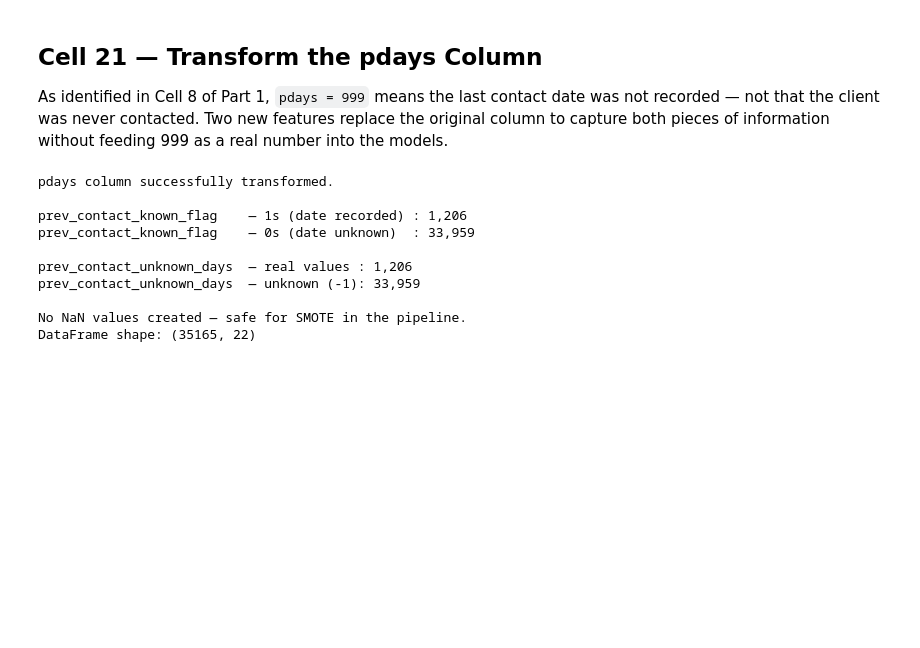
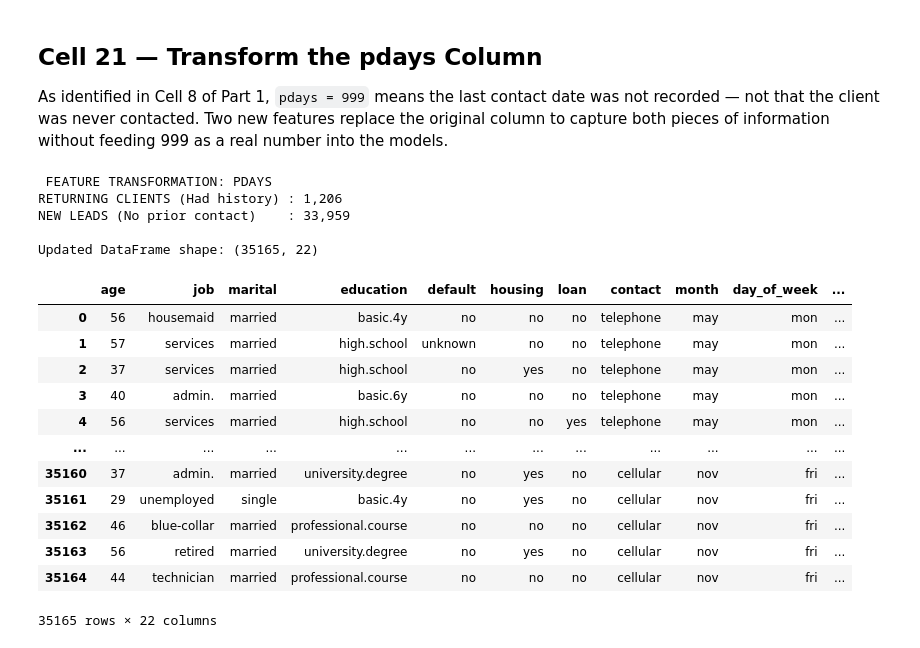
Before and after one commit to Nkengfack/Bank_marketing_ml_Classifications, a Jupyter notebook: bank_marketing_ML_perfomance.ipynb, the cells around one changed output. Saved outputs shown, nothing was run; the diff lists cells and outputs as text; code cells hidden in the pictures; blank space fills up the shorter version.

Commit message:
made some corrections to the pdays column

```diff
--- a/bank_marketing_ML_perfomance.ipynb
+++ b/bank_marketing_ML_perfomance.ipynb
@@ -692,37 +692,44 @@ DataFrame shape: (35165, 21)
 As identified in Cell 8 of Part 1, `pdays = 999` means the last contact date was not recorded — not that the client was never contacted. Two new features replace the original column to capture both pieces of information without feeding 999 as a real number into the models.
 # %%
 
-# Step 1: Create a binary flag to indicate if a previous contact exists.
-# 1 means a real day was recorded, 0 means no record (999).
-marketing['prev_contact_known_flag'] = (marketing['pdays'] != 999).astype(int)
+    # Step 1: Create a binary flag to indicate if a previous contact exists.
+    # 1 = Returning Client (record exists), 0 = New Lead (pdays was 999)
+    marketing['is_returning_client'] = (marketing['pdays'] != 999).astype(int)
 
-# Step 2: Create a numeric column for the number of days.
-# I replace 999 with -1 to keep the data numeric while distinguishing 'unknown'.
-# This prevents the large value 999 from biasing machine learning models.
-marketing['prev_contact_unknown_days'] = marketing['pdays'].replace(999, -1)
+    # Step 2: Create a numeric column for the number of days.
+    # We replace 999 with -1 to group 'New Leads' together and avoid model bias.
+    marketing['days_since_past_contact'] = marketing['pdays'].replace(999, -1)
 
-# Step 3: Remove the original pdays column now that its data is stored in the new features.
-marketing = marketing.drop('pdays', axis=1)
+    # Step 3: Remove the original pdays column to keep the dataset clean
+    marketing.drop('pdays', axis=1, inplace=True)
 
-# Print confirmation and summaries of the newly created columns.
-print('pdays column successfully transformed.')
-print()
-print(f"prev_contact_known_flag    — 1s (date recorded) : {marketing['prev_contact_known_flag'].sum():,}")
-print(f"prev_contact_known_flag    — 0s (date unknown)  : {(marketing['prev_contact_known_flag']==0).sum():,}")
-print()
-print(f"prev_contact_unknown_days  — real values : {(marketing['prev_contact_unknown_days'] != -1).sum():,}")
-print(f"prev_contact_unknown_days  — unknown (-1): {(marketing['prev_contact_unknown_days'] == -1).sum():,}")
-print()
-print('No NaN values created — safe for SMOTE in the pipeline.')
-print(f'DataFrame shape: {marketing.shape}')
+print('\n FEATURE TRANSFORMATION: PDAYS')
+
+returning_count = marketing['is_returning_client'].sum()
+new_lead_count  = (marketing['is_returning_client'] == 0).sum()
+
+print(f'RETURNING CLIENTS (Had history) : {returning_count:,}')
+print(f'NEW LEADS (No prior contact)    : {new_lead_count:,}')
+print(f'\nUpdated DataFrame shape: {marketing.shape}')
 # %% [output]
-pdays column successfully transformed.
+ FEATURE TRANSFORMATION: PDAYS
+RETURNING CLIENTS (Had history) : 1,206
+NEW LEADS (No prior contact)    : 33,959
 
-prev_contact_known_flag    — 1s (date recorded) : 1,206
-prev_contact_known_flag    — 0s (date unknown)  : 33,959
-
-prev_contact_unknown_days  — real values : 1,206
-prev_contact_unknown_days  — unknown (-1): 33,959
-
-No NaN values created — safe for SMOTE in the pipeline.
-DataFrame shape: (35165, 22)
+Updated DataFrame shape: (35165, 22)
+# %%
+display(marketing)
+# %% [output]
+|  | age | job | marital | education | default | housing | loan | contact | month | day_of_week | ... |
+| 0 | 56 | housemaid | married | basic.4y | no | no | no | telephone | may | mon | ... |
+| 1 | 57 | services | married | high.school | unknown | no | no | telephone | may | mon | ... |
+| 2 | 37 | services | married | high.school | no | yes | no | telephone | may | mon | ... |
+| 3 | 40 | admin. | married | basic.6y | no | no | no | telephone | may | mon | ... |
+| 4 | 56 | services | married | high.school | no | no | yes | telephone | may | mon | ... |
+| ... | ... | ... | ... | ... | ... | ... | ... | ... | ... | ... | ... |
+| 35160 | 37 | admin. | married | university.degree | no | yes | no | cellular | nov | fri | ... |
+| 35161 | 29 | unemployed | single | basic.4y | no | yes | no | cellular | nov | fri | ... |
+| 35162 | 46 | blue-collar | married | professional.course | no | no | no | cellular | nov | fri | ... |
+| 35163 | 56 | retired | married | university.degree | no | yes | no | cellular | nov | fri | ... |
+| 35164 | 44 | technician | married | professional.course | no | no | no | cellular | nov | fri | ... |
+35165 rows × 22 columns
```
Also changed, not shown: parts of 1 cell of this notebook.
